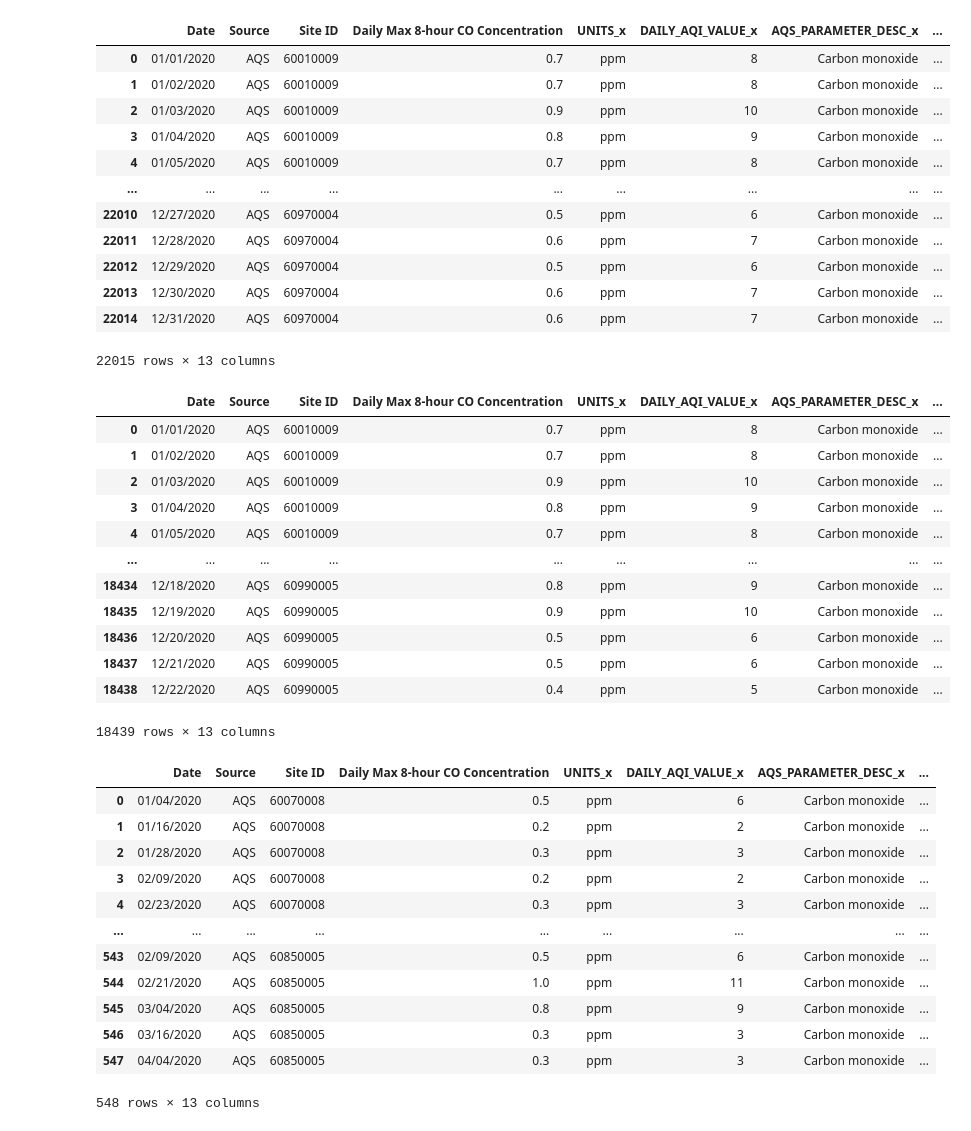
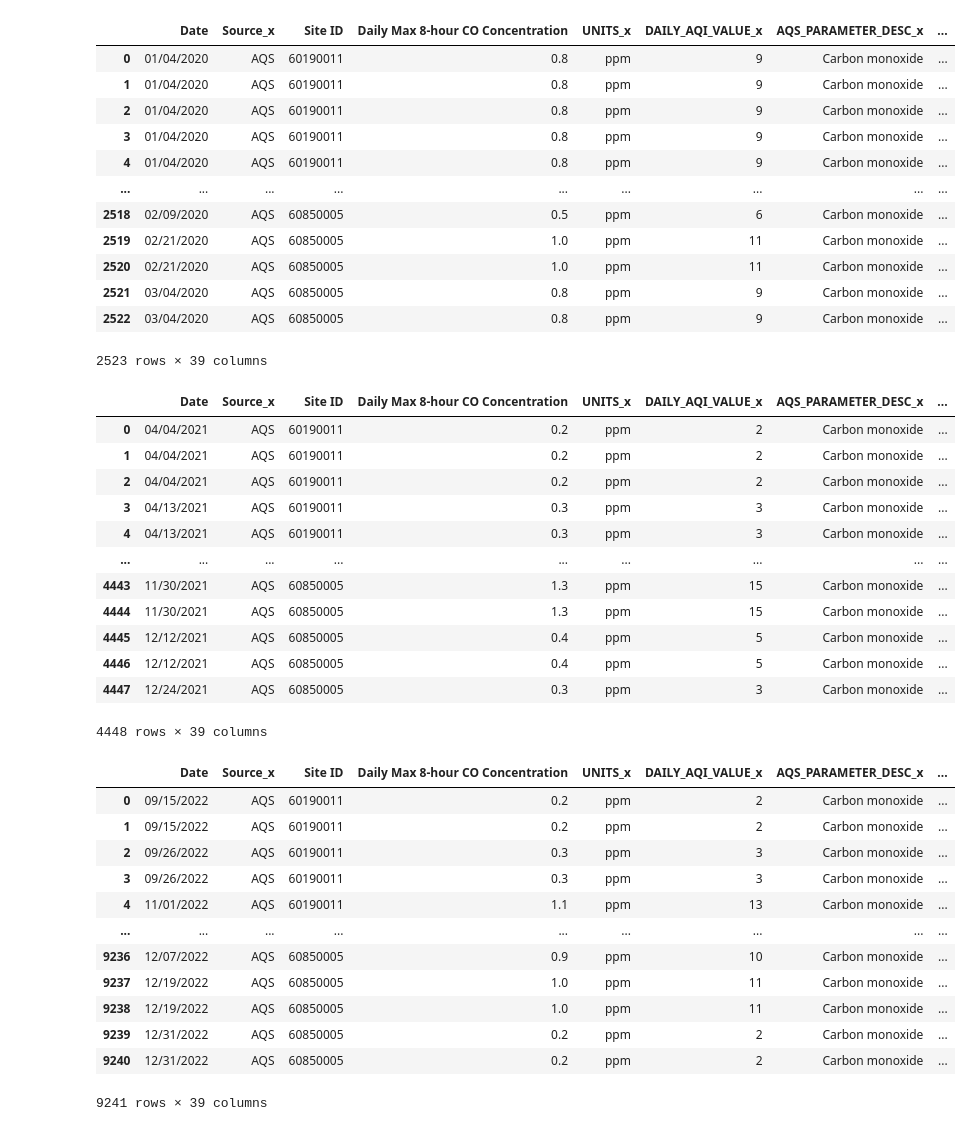
Before and after one commit to YSHebron/cs180-final-project, a Jupyter notebook: cs180-fp-2.ipynb, the cells around one changed output. Saved outputs shown, nothing was run; the diff lists cells and outputs as text; code cells hidden in the pictures.

```diff
--- a/cs180-fp-2.ipynb
+++ b/cs180-fp-2.ipynb
@@ -4,72 +4,72 @@
 
 # Fetching all Air Quality datasets into their dataframes
 # Perform immediate concatenation per year
 import os
 import pandas as pd
 
 # Initialize
 dir = 'CAData/'
 colidx = [0,1,2,4,5,6,11,15,17]     # column indexes to use
-innerkeys = ['Date', 'Source', 'Site ID', 'STATE', 'COUNTY']
+innerkeys = ['Date', 'Site ID', 'STATE', 'COUNTY']
 dataA2020 = pd.read_csv(dir + 'cf-2020-co.csv', parse_dates=True, usecols=colidx)
 dataA2021 = pd.read_csv(dir + 'cf-2021-co.csv', parse_dates=True, usecols=colidx)
 dataA2022 = pd.read_csv(dir + 'cf-2022-co.csv', parse_dates=True, usecols=colidx)
 
 with os.scandir(dir) as datasets:
     for dataset in datasets:
         if dataset.is_file() and 'co' not in dataset.name:
             temp = pd.read_csv(dataset, parse_dates=True,
                                usecols=colidx)
             if '2020' in dataset.name:
                 # cols_to_use = dataA2020.columns.difference(temp)
-                pd.merge(dataA2020, temp, how='inner', on=innerkeys)
+                dataA2020 = pd.merge(dataA2020, temp, how='inner', on=innerkeys)
             elif '2021' in dataset.name:
                 # cols_to_use = dataA2021.columns.difference(temp)
-                pd.merge(dataA2021, temp, how='inner', on=innerkeys)
+                dataA2021 = pd.merge(dataA2021, temp, how='inner', on=innerkeys)
             elif '2022' in dataset.name:
                 # cols_to_use = dataA2022.columns.difference(temp)
-                pd.merge(dataA2022, temp, how='inner', on=innerkeys)
+                dataA2022 = pd.merge(dataA2022, temp, how='inner', on=innerkeys)
 
 dataA2020
 dataA2021
 dataA2022
 # %% [output]
-|  | Date | Source | Site ID | Daily Max 8-hour CO Concentration | UNITS_x | DAILY_AQI_VALUE_x | AQS_PARAMETER_DESC_x | ... |
-| 0 | 01/01/2020 | AQS | 60010009 | 0.7 | ppm | 8 | Carbon monoxide | ... |
-| 1 | 01/02/2020 | AQS | 60010009 | 0.7 | ppm | 8 | Carbon monoxide | ... |
-| 2 | 01/03/2020 | AQS | 60010009 | 0.9 | ppm | 10 | Carbon monoxide | ... |
-| 3 | 01/04/2020 | AQS | 60010009 | 0.8 | ppm | 9 | Carbon monoxide | ... |
-| 4 | 01/05/2020 | AQS | 60010009 | 0.7 | ppm | 8 | Carbon monoxide | ... |
+|  | Date | Source_x | Site ID | Daily Max 8-hour CO Concentration | UNITS_x | DAILY_AQI_VALUE_x | AQS_PARAMETER_DESC_x | ... |
+| 0 | 01/04/2020 | AQS | 60190011 | 0.8 | ppm | 9 | Carbon monoxide | ... |
+| 1 | 01/04/2020 | AQS | 60190011 | 0.8 | ppm | 9 | Carbon monoxide | ... |
+| 2 | 01/04/2020 | AQS | 60190011 | 0.8 | ppm | 9 | Carbon monoxide | ... |
+| 3 | 01/04/2020 | AQS | 60190011 | 0.8 | ppm | 9 | Carbon monoxide | ... |
+| 4 | 01/04/2020 | AQS | 60190011 | 0.8 | ppm | 9 | Carbon monoxide | ... |
 | ... | ... | ... | ... | ... | ... | ... | ... | ... |
-| 22010 | 12/27/2020 | AQS | 60970004 | 0.5 | ppm | 6 | Carbon monoxide | ... |
-| 22011 | 12/28/2020 | AQS | 60970004 | 0.6 | ppm | 7 | Carbon monoxide | ... |
-| 22012 | 12/29/2020 | AQS | 60970004 | 0.5 | ppm | 6 | Carbon monoxide | ... |
-| 22013 | 12/30/2020 | AQS | 60970004 | 0.6 | ppm | 7 | Carbon monoxide | ... |
-| 22014 | 12/31/2020 | AQS | 60970004 | 0.6 | ppm | 7 | Carbon monoxide | ... |
+| 2518 | 02/09/2020 | AQS | 60850005 | 0.5 | ppm | 6 | Carbon monoxide | ... |
+| 2519 | 02/21/2020 | AQS | 60850005 | 1.0 | ppm | 11 | Carbon monoxide | ... |
+| 2520 | 02/21/2020 | AQS | 60850005 | 1.0 | ppm | 11 | Carbon monoxide | ... |
+| 2521 | 03/04/2020 | AQS | 60850005 | 0.8 | ppm | 9 | Carbon monoxide | ... |
+| 2522 | 03/04/2020 | AQS | 60850005 | 0.8 | ppm | 9 | Carbon monoxide | ... |
-22015 rows × 13 columns
+2523 rows × 39 columns
-|  | Date | Source | Site ID | Daily Max 8-hour CO Concentration | UNITS_x | DAILY_AQI_VALUE_x | AQS_PARAMETER_DESC_x | ... |
-| 0 | 01/01/2020 | AQS | 60010009 | 0.7 | ppm | 8 | Carbon monoxide | ... |
-| 1 | 01/02/2020 | AQS | 60010009 | 0.7 | ppm | 8 | Carbon monoxide | ... |
-| 2 | 01/03/2020 | AQS | 60010009 | 0.9 | ppm | 10 | Carbon monoxide | ... |
-| 3 | 01/04/2020 | AQS | 60010009 | 0.8 | ppm | 9 | Carbon monoxide | ... |
-| 4 | 01/05/2020 | AQS | 60010009 | 0.7 | ppm | 8 | Carbon monoxide | ... |
+|  | Date | Source_x | Site ID | Daily Max 8-hour CO Concentration | UNITS_x | DAILY_AQI_VALUE_x | AQS_PARAMETER_DESC_x | ... |
+| 0 | 04/04/2021 | AQS | 60190011 | 0.2 | ppm | 2 | Carbon monoxide | ... |
+| 1 | 04/04/2021 | AQS | 60190011 | 0.2 | ppm | 2 | Carbon monoxide | ... |
+| 2 | 04/04/2021 | AQS | 60190011 | 0.2 | ppm | 2 | Carbon monoxide | ... |
+| 3 | 04/13/2021 | AQS | 60190011 | 0.3 | ppm | 3 | Carbon monoxide | ... |
+| 4 | 04/13/2021 | AQS | 60190011 | 0.3 | ppm | 3 | Carbon monoxide | ... |
 | ... | ... | ... | ... | ... | ... | ... | ... | ... |
-| 18434 | 12/18/2020 | AQS | 60990005 | 0.8 | ppm | 9 | Carbon monoxide | ... |
-| 18435 | 12/19/2020 | AQS | 60990005 | 0.9 | ppm | 10 | Carbon monoxide | ... |
-| 18436 | 12/20/2020 | AQS | 60990005 | 0.5 | ppm | 6 | Carbon monoxide | ... |
-| 18437 | 12/21/2020 | AQS | 60990005 | 0.5 | ppm | 6 | Carbon monoxide | ... |
-| 18438 | 12/22/2020 | AQS | 60990005 | 0.4 | ppm | 5 | Carbon monoxide | ... |
+| 4443 | 11/30/2021 | AQS | 60850005 | 1.3 | ppm | 15 | Carbon monoxide | ... |
+| 4444 | 11/30/2021 | AQS | 60850005 | 1.3 | ppm | 15 | Carbon monoxide | ... |
+| 4445 | 12/12/2021 | AQS | 60850005 | 0.4 | ppm | 5 | Carbon monoxide | ... |
+| 4446 | 12/12/2021 | AQS | 60850005 | 0.4 | ppm | 5 | Carbon monoxide | ... |
+| 4447 | 12/24/2021 | AQS | 60850005 | 0.3 | ppm | 3 | Carbon monoxide | ... |
-18439 rows × 13 columns
+4448 rows × 39 columns
-|  | Date | Source | Site ID | Daily Max 8-hour CO Concentration | UNITS_x | DAILY_AQI_VALUE_x | AQS_PARAMETER_DESC_x | ... |
-| 0 | 01/04/2020 | AQS | 60070008 | 0.5 | ppm | 6 | Carbon monoxide | ... |
-| 1 | 01/16/2020 | AQS | 60070008 | 0.2 | ppm | 2 | Carbon monoxide | ... |
-| 2 | 01/28/2020 | AQS | 60070008 | 0.3 | ppm | 3 | Carbon monoxide | ... |
-| 3 | 02/09/2020 | AQS | 60070008 | 0.2 | ppm | 2 | Carbon monoxide | ... |
-| 4 | 02/23/2020 | AQS | 60070008 | 0.3 | ppm | 3 | Carbon monoxide | ... |
+|  | Date | Source_x | Site ID | Daily Max 8-hour CO Concentration | UNITS_x | DAILY_AQI_VALUE_x | AQS_PARAMETER_DESC_x | ... |
+| 0 | 09/15/2022 | AQS | 60190011 | 0.2 | ppm | 2 | Carbon monoxide | ... |
+| 1 | 09/15/2022 | AQS | 60190011 | 0.2 | ppm | 2 | Carbon monoxide | ... |
+| 2 | 09/26/2022 | AQS | 60190011 | 0.3 | ppm | 3 | Carbon monoxide | ... |
+| 3 | 09/26/2022 | AQS | 60190011 | 0.3 | ppm | 3 | Carbon monoxide | ... |
+| 4 | 11/01/2022 | AQS | 60190011 | 1.1 | ppm | 13 | Carbon monoxide | ... |
 | ... | ... | ... | ... | ... | ... | ... | ... | ... |
-| 543 | 02/09/2020 | AQS | 60850005 | 0.5 | ppm | 6 | Carbon monoxide | ... |
-| 544 | 02/21/2020 | AQS | 60850005 | 1.0 | ppm | 11 | Carbon monoxide | ... |
-| 545 | 03/04/2020 | AQS | 60850005 | 0.8 | ppm | 9 | Carbon monoxide | ... |
-| 546 | 03/16/2020 | AQS | 60850005 | 0.3 | ppm | 3 | Carbon monoxide | ... |
-| 547 | 04/04/2020 | AQS | 60850005 | 0.3 | ppm | 3 | Carbon monoxide | ... |
+| 9236 | 12/07/2022 | AQS | 60850005 | 0.9 | ppm | 10 | Carbon monoxide | ... |
+| 9237 | 12/19/2022 | AQS | 60850005 | 1.0 | ppm | 11 | Carbon monoxide | ... |
+| 9238 | 12/19/2022 | AQS | 60850005 | 1.0 | ppm | 11 | Carbon monoxide | ... |
+| 9239 | 12/31/2022 | AQS | 60850005 | 0.2 | ppm | 2 | Carbon monoxide | ... |
+| 9240 | 12/31/2022 | AQS | 60850005 | 0.2 | ppm | 2 | Carbon monoxide | ... |
-548 rows × 13 columns
+9241 rows × 39 columns
```
Also changed, not shown: parts of 1 cell of this notebook.
